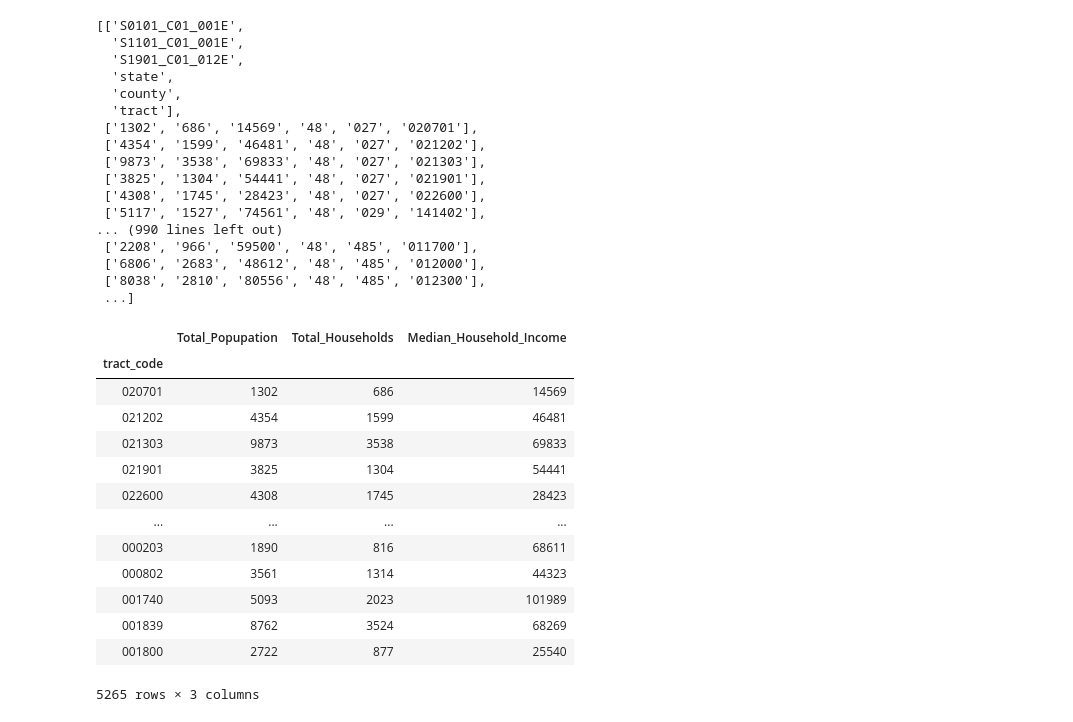
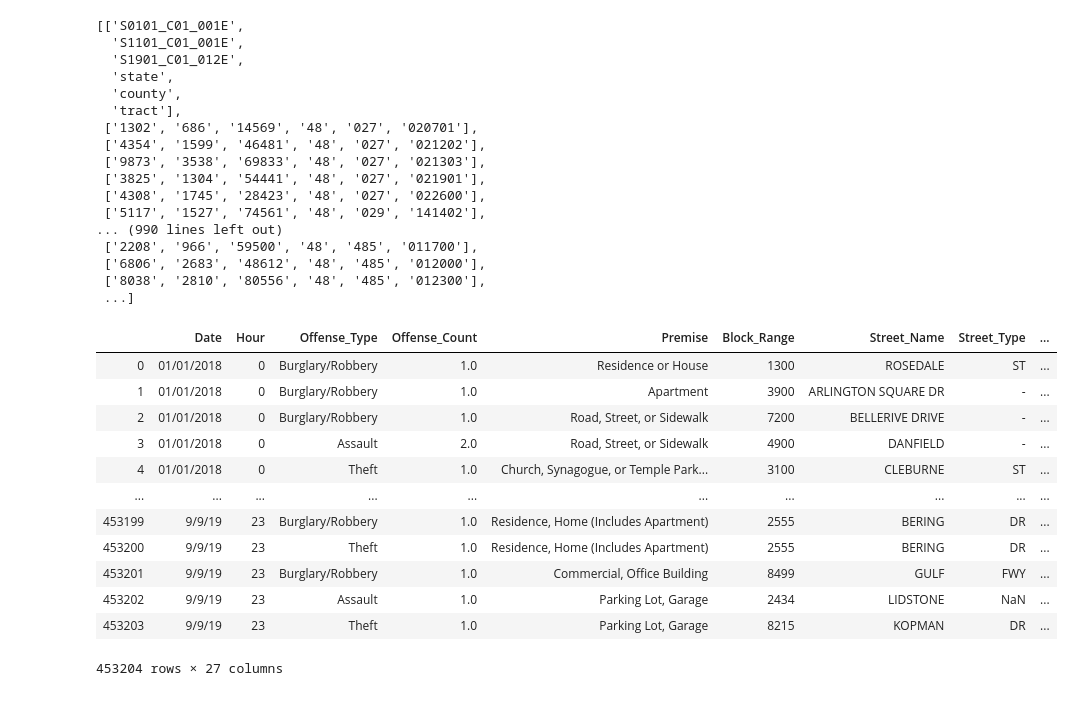
Before and after one commit to florin-vasiliu/Houston-Crime-Analysis, a Jupyter notebook: DataMerging.ipynb, the cells around one changed output. Cells and saved outputs as stored; diff of their text form; code cells hidden in the pictures.

```diff
--- a/DataMerging.ipynb
+++ b/DataMerging.ipynb
@@ -208,25 +206,25 @@ census_result_df=census_result_df.rename(columns={"S0101_C01_001E":"Total_Popupa
 #set index to tract_code and sort
 census_result_df=census_result_df.set_index("tract_code")[["Total_Popupation", "Total_Households", "Median_Household_Income"]]
 
-census_result_df
+census_result_df = census_result_df.reset_index()
-# %% [output]
-|  | Total_Popupation | Total_Households | Median_Household_Income |
-| tract_code |  |  |  |
-| 020701 | 1302 | 686 | 14569 |
-| 021202 | 4354 | 1599 | 46481 |
-| 021303 | 9873 | 3538 | 69833 |
-| 021901 | 3825 | 1304 | 54441 |
-| 022600 | 4308 | 1745 | 28423 |
-| ... | ... | ... | ... |
-| 000203 | 1890 | 816 | 68611 |
-| 000802 | 3561 | 1314 | 44323 |
-| 001740 | 5093 | 2023 | 101989 |
-| 001839 | 8762 | 3524 | 68269 |
-| 001800 | 2722 | 877 | 25540 |
-5265 rows × 3 columns
 # %%
 #joining census data by tract
-full_data = pd.merge(crime_data, census_result_df, left_on="Tract", right_on="tract_code", how="left")
+full_data = pd.merge(full_data, census_result_df, left_on="Tract", right_on="tract_code", how="left")
+del full_data["tract_code"]
 full_data
+# %% [output]
+|  | Date | Hour | Offense_Type | Offense_Count | Premise | Block_Range | Street_Name | Street_Type | ... |
+| 0 | 01/01/2018 | 0 | Burglary/Robbery | 1.0 | Residence or House | 1300 | ROSEDALE | ST | ... |
+| 1 | 01/01/2018 | 0 | Burglary/Robbery | 1.0 | Apartment | 3900 | ARLINGTON SQUARE DR | - | ... |
+| 2 | 01/01/2018 | 0 | Burglary/Robbery | 1.0 | Road, Street, or Sidewalk | 7200 | BELLERIVE DRIVE | - | ... |
+| 3 | 01/01/2018 | 0 | Assault | 2.0 | Road, Street, or Sidewalk | 4900 | DANFIELD | - | ... |
+| 4 | 01/01/2018 | 0 | Theft | 1.0 | Church, Synagogue, or Temple Park... | 3100 | CLEBURNE | ST | ... |
+| ... | ... | ... | ... | ... | ... | ... | ... | ... | ... |
+| 453199 | 9/9/19 | 23 | Burglary/Robbery | 1.0 | Residence, Home (Includes Apartment) | 2555 | BERING | DR | ... |
+| 453200 | 9/9/19 | 23 | Theft | 1.0 | Residence, Home (Includes Apartment) | 2555 | BERING | DR | ... |
+| 453201 | 9/9/19 | 23 | Burglary/Robbery | 1.0 | Commercial, Office Building | 8499 | GULF | FWY | ... |
+| 453202 | 9/9/19 | 23 | Assault | 1.0 | Parking Lot, Garage | 2434 | LIDSTONE | NaN | ... |
+| 453203 | 9/9/19 | 23 | Theft | 1.0 | Parking Lot, Garage | 8215 | KOPMAN | DR | ... |
+453204 rows × 27 columns
 # %%
 #saving data to csv
```
Also changed, not shown: parts of 2 cells of this notebook, 3 other files.
